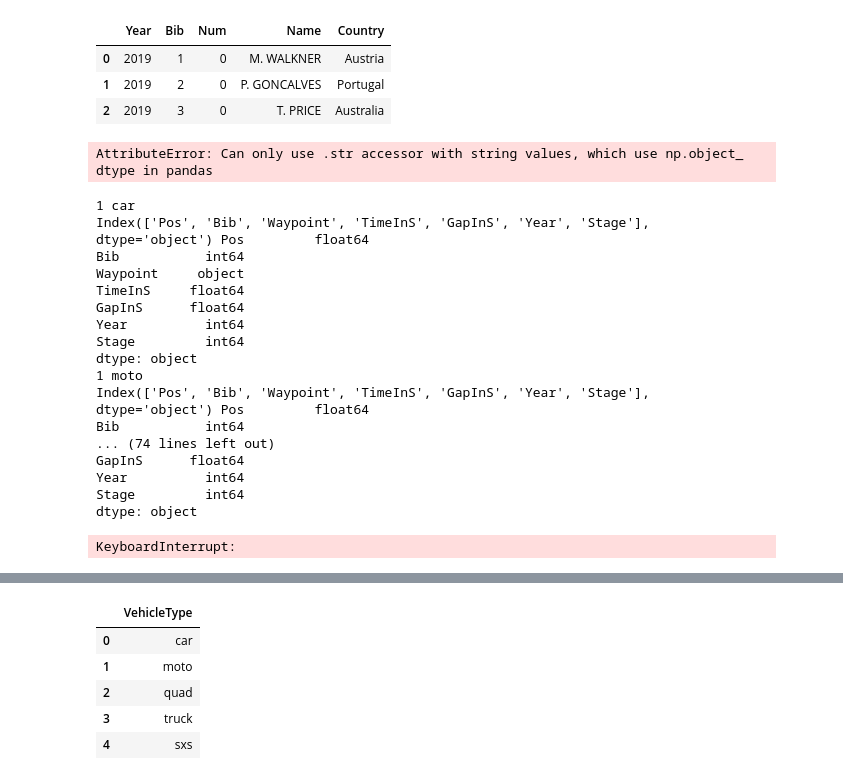
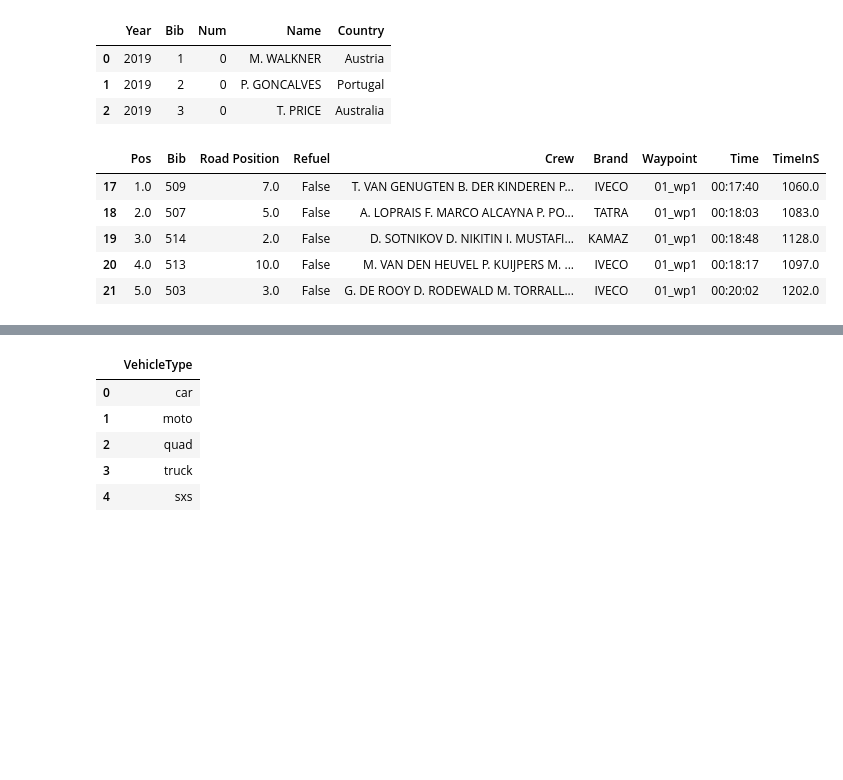
Before and after one commit to psychemedia/WRC_sketches, a Jupyter notebook: doodles/Dakar Rally.ipynb, the cells around one changed output, grey strips where cells are left out. Saved outputs shown, nothing was run; the diff lists cells and outputs as text; code cells hidden in the pictures; blank space fills up the shorter version.

```diff
--- a/doodles/Dakar Rally.ipynb
+++ b/doodles/Dakar Rally.ipynb
@@ -623,10 +666,16 @@ t_data_long.head()
 # %%
 def get_long_annotated_timing_data(stage,vtype='car', timerank='time', kind='simple'):
     ''' Get annotated timing dataframe and convert it to long format. '''
+
+    #TO DO: But for the db, we want the raw long, not the time long
     _tmp = get_annotated_timing_data(stage, vtype, timerank, kind=kind)
 
+    #I don't think this works for anything other than kind=simple
     #TO DO: do we need to cope with the kind='full' stuff differently?
     _tmp[TIME] = _timing_long(_tmp[TIME])
+    if kind=='simple':
+        #Should really be testing if starts with an int
+        _tmp[TIME]=_tmp[TIME][_tmp[TIME]['Waypoint'].str.startswith(('0','1'))]
 
     #Find the total seconds for each split / waypoint duration
     _tmp[TIME]['TimeInS'] = _tmp[TIME]['Time'].dt.total_seconds()
@@ -730,7 +774,12 @@ pd.read_sql(q, conn)
 | 1 | 2019 | 2 | 0 | P. GONCALVES | Portugal |
 | 2 | 2019 | 3 | 0 | T. PRICE | Australia |
 # %%
-#THIS IS BROKEN
-get_long_annotated_timing_data(3,vtype='quad', timerank='time')[TIME]
+#test
+get_long_annotated_timing_data(stage,vtype=v, timerank='time')[TIME].head()
 # %% [output]
-AttributeError: Can only use .str accessor with string values, which use np.object_ dtype in pandas
+|  | Pos | Bib | Road Position | Refuel | Crew | Brand | Waypoint | Time | TimeInS |
+| 17 | 1.0 | 509 | 7.0 | False | T. VAN GENUGTEN B. DER KINDEREN P... | IVECO | 01_wp1 | 00:17:40 | 1060.0 |
+| 18 | 2.0 | 507 | 5.0 | False | A. LOPRAIS F. MARCO ALCAYNA P. PO... | TATRA | 01_wp1 | 00:18:03 | 1083.0 |
+| 19 | 3.0 | 514 | 2.0 | False | D. SOTNIKOV D. NIKITIN I. MUSTAFI... | KAMAZ | 01_wp1 | 00:18:48 | 1128.0 |
+| 20 | 4.0 | 513 | 10.0 | False | M. VAN DEN HEUVEL P. KUIJPERS M. ... | IVECO | 01_wp1 | 00:18:17 | 1097.0 |
+| 21 | 5.0 | 503 | 3.0 | False | G. DE ROOY D. RODEWALD M. TORRALL... | IVECO | 01_wp1 | 00:20:02 | 1202.0 |
@@ -739,8 +790,6 @@ t_vehicles = db["vehicles"]
 t_ranking = db["ranking"]
 t_waypoints = db["waypoints"]
 
-
-#broken on stage3 quad?
 
 for stage in [1,2,3,4,5,6,7, 8, 9, 10]:
     for v in VTYPE_:
@@ -768,7 +817,6 @@ for stage in [1,2,3,4,5,6,7, 8, 9, 10]:
         _tcols = ["Time","Gap"]
         for t in _tcols:
             tmp['{}InS'.format(t)] = pd.to_timedelta( tmp[t] ).dt.total_seconds()
-        tmp.drop(_tcols, axis=1, inplace=True)
         tmp.drop(['Road Position', 'Refuel', 'Brand', 'Crew'], axis=1, inplace=True)
         tmp.drop(['Time','Gap'], axis=1, inplace=True)
 
@@ -797,25 +845,6 @@ for stage in [1,2,3,4,5,6,7, 8, 9, 10]:
 
             tmp = tmp[['Year','Bib','VehicleType', 'Brand']]
             t_vehicles.upsert_all(tmp.to_dict(orient='records'))
-# %% [output]
-1 car
-Index(['Pos', 'Bib', 'Waypoint', 'TimeInS', 'GapInS', 'Year', 'Stage'], dtype='object') Pos         float64
-Bib           int64
-Waypoint     object
-TimeInS     float64
-GapInS      float64
-Year          int64
-Stage         int64
-dtype: object
-1 moto
-Index(['Pos', 'Bib', 'Waypoint', 'TimeInS', 'GapInS', 'Year', 'Stage'], dtype='object') Pos         float64
-Bib           int64
-... (74 lines left out)
-GapInS      float64
-Year          int64
-Stage         int64
-dtype: object
-KeyboardInterrupt:
 # %%
 q="SELECT * FROM waypoints where bib=509 LIMIT 20;"
 pd.read_sql(q, conn)
```
Also changed, not shown: parts of 14 cells of this notebook.
